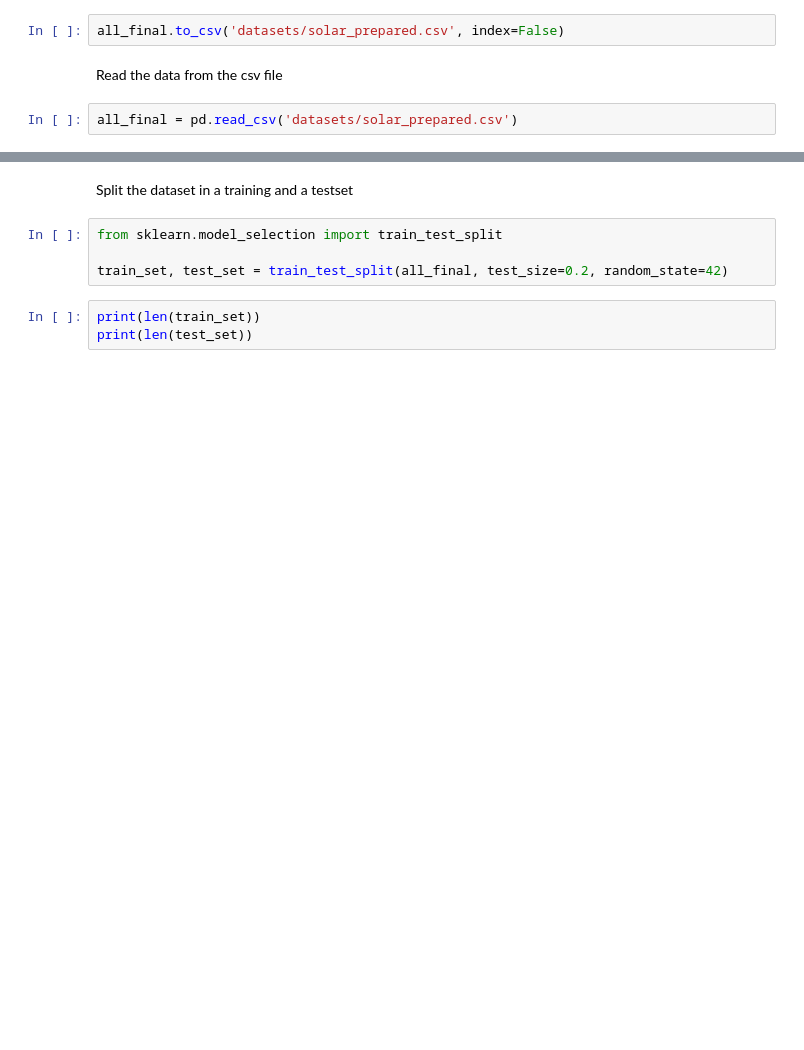
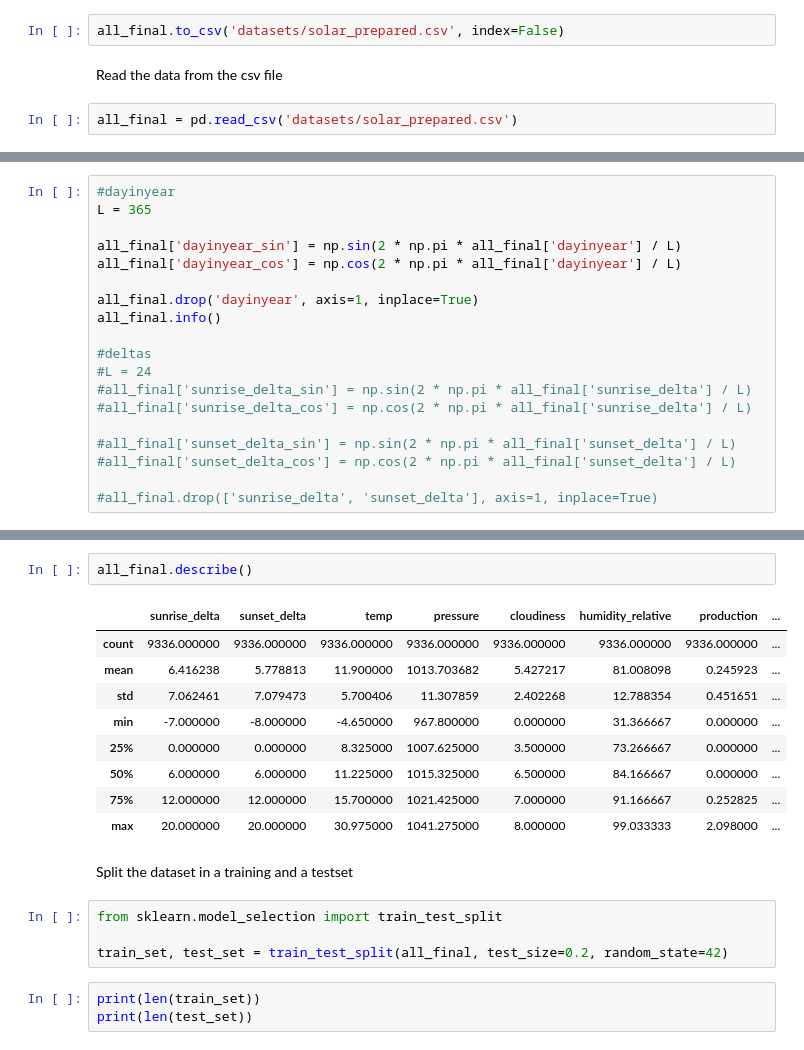
Before and after one commit to Wietse-VandeVelde/course, a Jupyter notebook: 230-exercise_solar.ipynb, the cells around one changed output, grey strips where cells are left out. Cells and saved outputs as stored; diff of their text form; blank space fills up the shorter version.

```diff
--- a/230-exercise_solar.ipynb
+++ b/230-exercise_solar.ipynb
@@ -343,0 +346,19 @@ all_final = pd.read_csv('datasets/solar_prepared.csv')
+# %%
+#dayinyear
+L = 365
+
+all_final['dayinyear_sin'] = np.sin(2 * np.pi * all_final['dayinyear'] / L)
+all_final['dayinyear_cos'] = np.cos(2 * np.pi * all_final['dayinyear'] / L)
+
+all_final.drop('dayinyear', axis=1, inplace=True)
+all_final.info()
+
+#deltas
+#L = 24
+#all_final['sunrise_delta_sin'] = np.sin(2 * np.pi * all_final['sunrise_delta'] / L)
+#all_final['sunrise_delta_cos'] = np.cos(2 * np.pi * all_final['sunrise_delta'] / L)
+
+#all_final['sunset_delta_sin'] = np.sin(2 * np.pi * all_final['sunset_delta'] / L)
+#all_final['sunset_delta_cos'] = np.cos(2 * np.pi * all_final['sunset_delta'] / L)
+
+#all_final.drop(['sunrise_delta', 'sunset_delta'], axis=1, inplace=True)
@@ -344,3 +382,15 @@ all_final = pd.read_csv('datasets/solar_prepared.csv')
+# %%
+all_final.describe()
+# %% [output]
+|  | sunrise_delta | sunset_delta | temp | pressure | cloudiness | humidity_relative | production | ... |
+| count | 9336.000000 | 9336.000000 | 9336.000000 | 9336.000000 | 9336.000000 | 9336.000000 | 9336.000000 | ... |
+| mean | 6.416238 | 5.778813 | 11.900000 | 1013.703682 | 5.427217 | 81.008098 | 0.245923 | ... |
+| std | 7.062461 | 7.079473 | 5.700406 | 11.307859 | 2.402268 | 12.788354 | 0.451651 | ... |
+| min | -7.000000 | -8.000000 | -4.650000 | 967.800000 | 0.000000 | 31.366667 | 0.000000 | ... |
+| 25% | 0.000000 | 0.000000 | 8.325000 | 1007.625000 | 3.500000 | 73.266667 | 0.000000 | ... |
+| 50% | 6.000000 | 6.000000 | 11.225000 | 1015.325000 | 6.500000 | 84.166667 | 0.000000 | ... |
+| 75% | 12.000000 | 12.000000 | 15.700000 | 1021.425000 | 7.000000 | 91.166667 | 0.252825 | ... |
+| max | 20.000000 | 20.000000 | 30.975000 | 1041.275000 | 8.000000 | 99.033333 | 2.098000 | ... |
 # %% [markdown]
 Split the dataset in a training and a testset
 # %%
```
Also changed, not shown: parts of 5 cells of this notebook, 2 other files.
